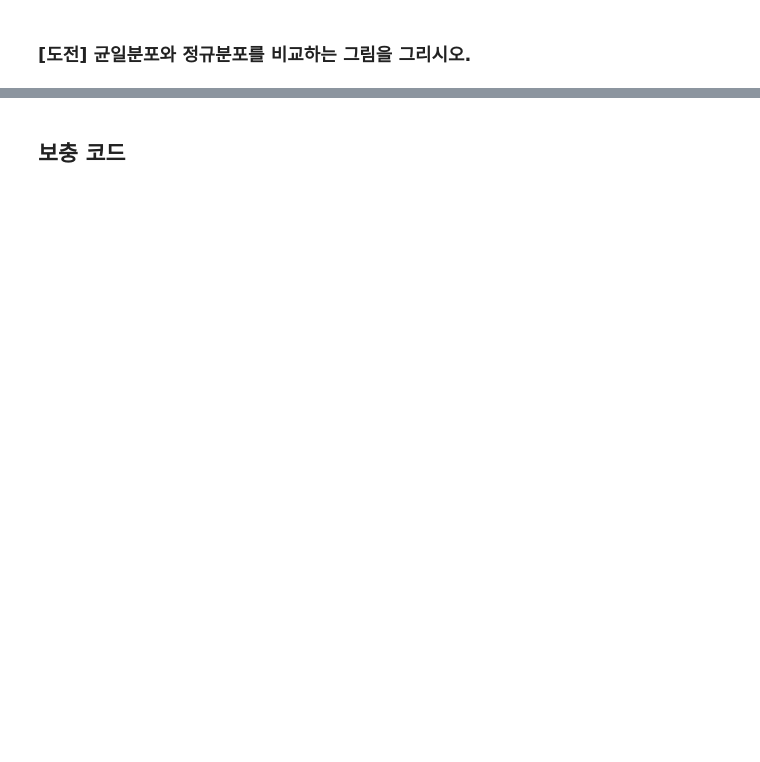
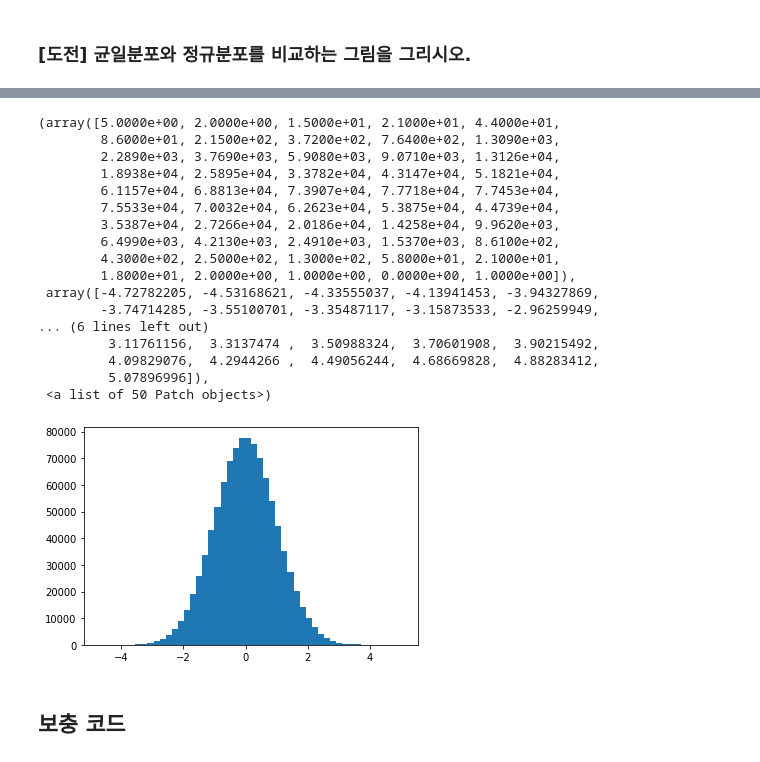
Before and after one commit to Hee0305/Biological-signal-mining, a Jupyter notebook: numpy/numpy_3_random.ipynb, the cells around one changed output, grey strips where cells are left out. Saved outputs shown, nothing was run; the diff lists cells and outputs as text; code cells hidden in the pictures; blank space fills up the shorter version.

```diff
--- a/numpy/numpy_3_random.ipynb
+++ b/numpy/numpy_3_random.ipynb
@@ -131,5 +377,24 @@ plt.hist(np.random.rand(1000))
 # %%
-plt.hist(np.random.randn(1000))
+plt.hist(np.random.randn(1000000),bins=50)
+# %% [output]
+(array([5.0000e+00, 2.0000e+00, 1.5000e+01, 2.1000e+01, 4.4000e+01,
+        8.6000e+01, 2.1500e+02, 3.7200e+02, 7.6400e+02, 1.3090e+03,
+        2.2890e+03, 3.7690e+03, 5.9080e+03, 9.0710e+03, 1.3126e+04,
+        1.8938e+04, 2.5895e+04, 3.3782e+04, 4.3147e+04, 5.1821e+04,
+        6.1157e+04, 6.8813e+04, 7.3907e+04, 7.7718e+04, 7.7453e+04,
+        7.5533e+04, 7.0032e+04, 6.2623e+04, 5.3875e+04, 4.4739e+04,
+        3.5387e+04, 2.7266e+04, 2.0186e+04, 1.4258e+04, 9.9620e+03,
+        6.4990e+03, 4.2130e+03, 2.4910e+03, 1.5370e+03, 8.6100e+02,
+        4.3000e+02, 2.5000e+02, 1.3000e+02, 5.8000e+01, 2.1000e+01,
+        1.8000e+01, 2.0000e+00, 1.0000e+00, 0.0000e+00, 1.0000e+00]),
+ array([-4.72782205, -4.53168621, -4.33555037, -4.13941453, -3.94327869,
+        -3.74714285, -3.55100701, -3.35487117, -3.15873533, -2.96259949,
+... (6 lines left out)
+         3.11761156,  3.3137474 ,  3.50988324,  3.70601908,  3.90215492,
+         4.09829076,  4.2944266 ,  4.49056244,  4.68669828,  4.88283412,
+         5.07896996]),
+ <a list of 50 Patch objects>)
+[figure, added]
 # %% [markdown]
 ## 보충 코드
 # %%
```
Also changed, not shown: parts of 38 cells of this notebook.
